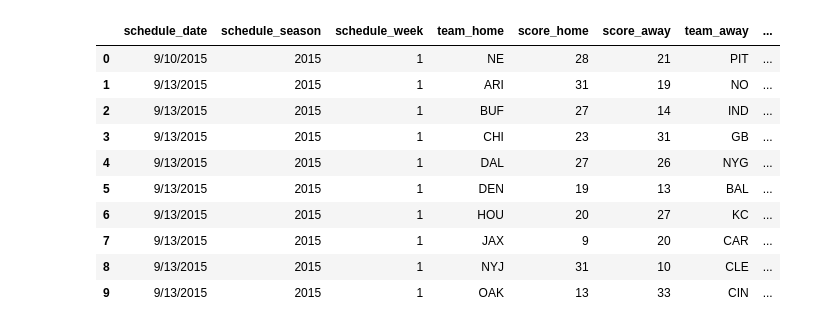
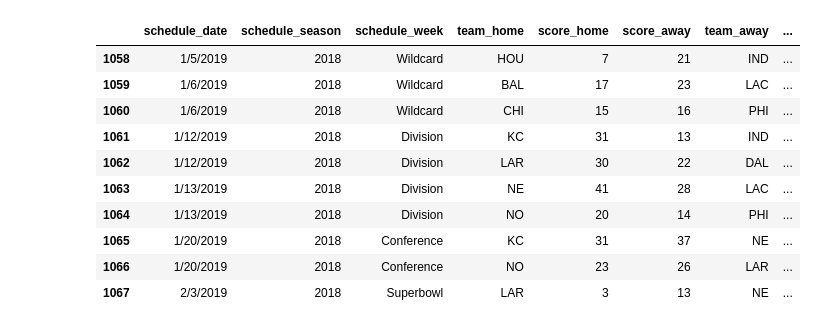
Before and after one commit to kmorehead33/Final_Project, a Jupyter notebook: python/Untitled.ipynb, the cells around one changed output. Cells and saved outputs as stored; diff of their text form; code cells hidden in the pictures.

```diff
--- a/python/Untitled.ipynb
+++ b/python/Untitled.ipynb
@@ -3,19 +3,19 @@ import pandas as pd
 import numpy as np
 # %%
 results_db = pd.read_csv("../data/game_data.csv")
-results_db.head(10)
+results_db.tail(10)
 # %% [output]
 |  | schedule_date | schedule_season | schedule_week | team_home | score_home | score_away | team_away | ... |
-| 0 | 9/10/2015 | 2015 | 1 | NE | 28 | 21 | PIT | ... |
-| 1 | 9/13/2015 | 2015 | 1 | ARI | 31 | 19 | NO | ... |
-| 2 | 9/13/2015 | 2015 | 1 | BUF | 27 | 14 | IND | ... |
-| 3 | 9/13/2015 | 2015 | 1 | CHI | 23 | 31 | GB | ... |
-| 4 | 9/13/2015 | 2015 | 1 | DAL | 27 | 26 | NYG | ... |
-| 5 | 9/13/2015 | 2015 | 1 | DEN | 19 | 13 | BAL | ... |
-| 6 | 9/13/2015 | 2015 | 1 | HOU | 20 | 27 | KC | ... |
-| 7 | 9/13/2015 | 2015 | 1 | JAX | 9 | 20 | CAR | ... |
-| 8 | 9/13/2015 | 2015 | 1 | NYJ | 31 | 10 | CLE | ... |
-| 9 | 9/13/2015 | 2015 | 1 | OAK | 13 | 33 | CIN | ... |
+| 1058 | 1/5/2019 | 2018 | Wildcard | HOU | 7 | 21 | IND | ... |
+| 1059 | 1/6/2019 | 2018 | Wildcard | BAL | 17 | 23 | LAC | ... |
+| 1060 | 1/6/2019 | 2018 | Wildcard | CHI | 15 | 16 | PHI | ... |
+| 1061 | 1/12/2019 | 2018 | Division | KC | 31 | 13 | IND | ... |
+| 1062 | 1/12/2019 | 2018 | Division | LAR | 30 | 22 | DAL | ... |
+| 1063 | 1/13/2019 | 2018 | Division | NE | 41 | 28 | LAC | ... |
+| 1064 | 1/13/2019 | 2018 | Division | NO | 20 | 14 | PHI | ... |
+| 1065 | 1/20/2019 | 2018 | Conference | KC | 31 | 37 | NE | ... |
+| 1066 | 1/20/2019 | 2018 | Conference | NO | 23 | 26 | LAR | ... |
+| 1067 | 2/3/2019 | 2018 | Superbowl | LAR | 3 | 13 | NE | ... |
 # %%
 def underdog_score(game):
     if game['underdog'] == game['team_home']:
```
Also changed, not shown: parts of 6 cells of this notebook, 1 other file.
